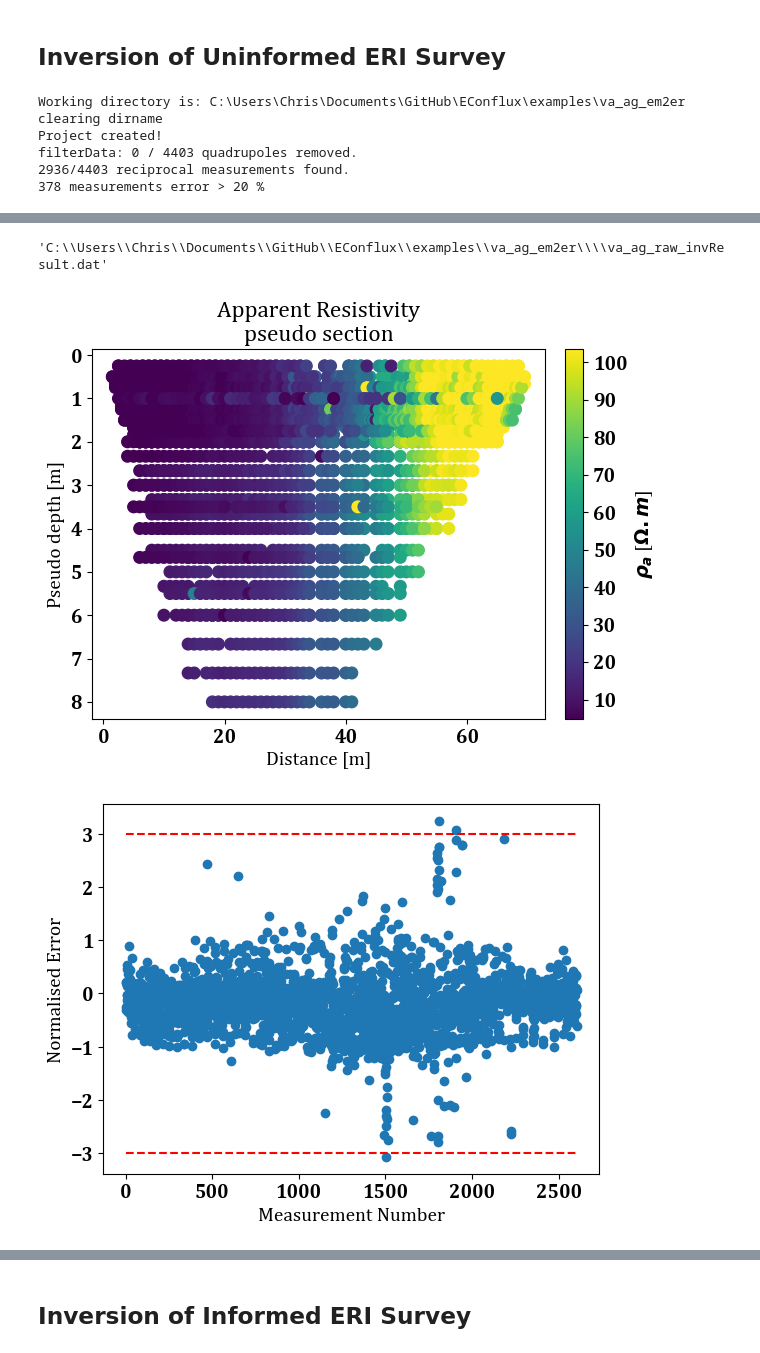
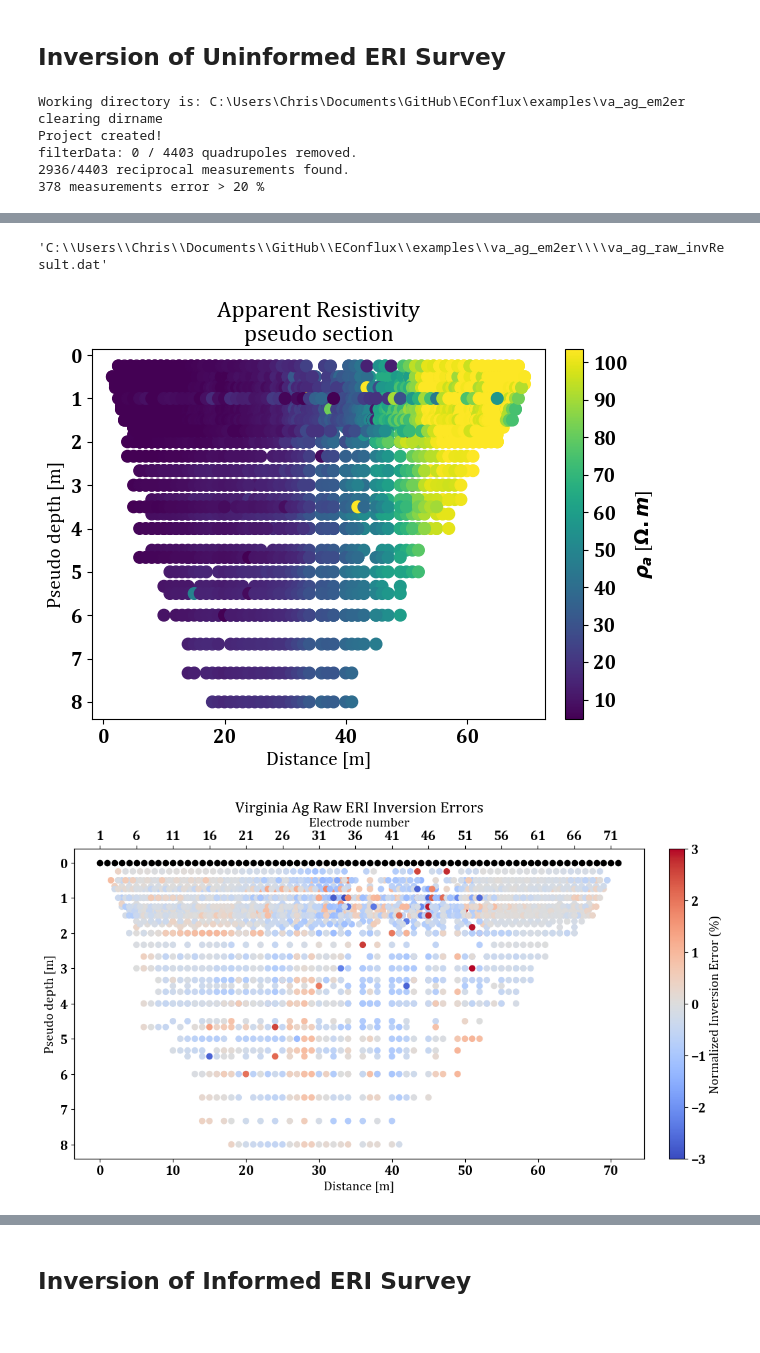
Before and after one commit to c-terra/EConflux, a Jupyter notebook: examples/va_ag_em2er/va_ag_em2er_workflow.ipynb, the cells around one changed output, grey strips where cells are left out. Drawn from its saved outputs; the diff is of its cells as text; code cells hidden in the pictures.

```diff
--- a/examples/va_ag_em2er/va_ag_em2er_workflow.ipynb
+++ b/examples/va_ag_em2er/va_ag_em2er_workflow.ipynb
@@ -296,38 +296,46 @@ baderridx = np.where((inverrs > 3) | (inverrs < -3))
 baderrs = inverrs[baderridx]
 print(f'{len(baderrs)} ({(len(baderrs)/len(inverrs))*100} %) measurements outside of +/- 3% error threshold.')
 print(f'Mean of inversion errors is {np.mean(inverrs)} %')
+
+plt.rcParams['image.cmap'] = 'coolwarm'
+fig, ax0 = plt.subplots(figsize=(12, 6))
+k.showPseudoInvError(ax=ax0, vmin=-3, vmax=3, cmap='coolwarm')
+ax0.set_title('Virginia Ag Raw ERI Inversion Errors')
+fig.savefig(figdir + 'rawInvErrors.png', dpi=300)
+plt.rcParams['image.cmap'] = 'viridis'
+
 k.showInvError()
 
-fig, ax1 = plt.subplots(1, 1, figsize=(12, 6))
-fig, ax2 = plt.subplots(1, 1, figsize=(12, 6))
+fig, ax1 = plt.subplots(figsize=(12, 6))
+fig, ax2 = plt.subplots(figsize=(12, 6))
 k.showResults(ax=ax1, attr='Resistivity(log10)', vmin=np.log10(2), vmax=2, color_map='plasma', sens=False)
 k.showResults(ax=ax2, attr='Sensitivity(log10)', color_map='jet', sens=False)
 
 shutil.copy(datDir + 'invdir\\f001_res.dat', datDir + 'va_ag_raw_invResult.dat')
 # %% [output]
 Working directory is: C:\Users\Chris\Documents\GitHub\EConflux\examples\va_ag_em2er
 clearing dirname
 Project created!
 filterData: 0 / 4403 quadrupoles removed.
 2936/4403 reciprocal measurements found.
 378 measurements error > 20 %
 304 measurements outside [0.1,250] removed!
 filterData: 170 / 4099 quadrupoles removed.
 170 measurements with greater than 3.0% reciprocal error removed!
 filterData: 48 / 3929 quadrupoles removed.
 48 measurements with greater than 3.0% stacking error removed!
 Creating triangular mesh...done (32477 elements)
 Looking up starting resistivities from pseudo sectionDoing error modelling...
 Creating mesh without ANY topography...
 
 Creating triangular mesh...done (32244 elements)
 Making temporary error modelling directory...
 Running R* code (forward mode)...
 ... (78 lines left out)
  End of data:  Terminating
 1/1 results parsed (1 ok; 0 failed)
 3 (0.1152073732718894 %) measurements outside of +/- 3% error threshold.
 Mean of inversion errors is -0.16964281105990783 %
 'C:\\Users\\Chris\\Documents\\GitHub\\EConflux\\examples\\va_ag_em2er\\\\va_ag_raw_invResult.dat'
 [figure]
-[figure, old version]
+[figure, new version]
```
Also changed, not shown: parts of 2 cells of this notebook, 14 other files.
